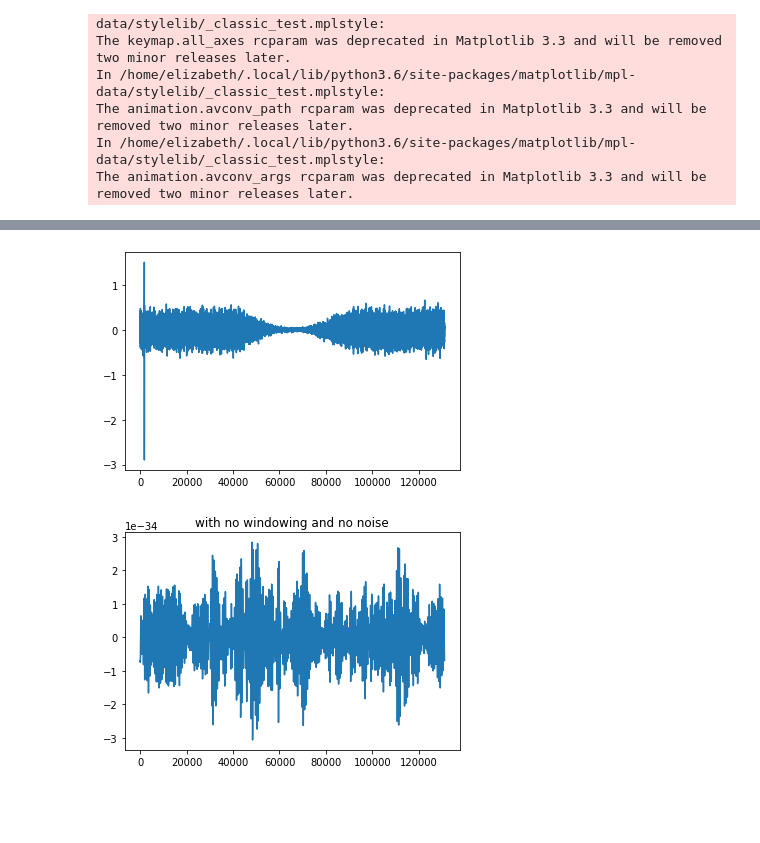
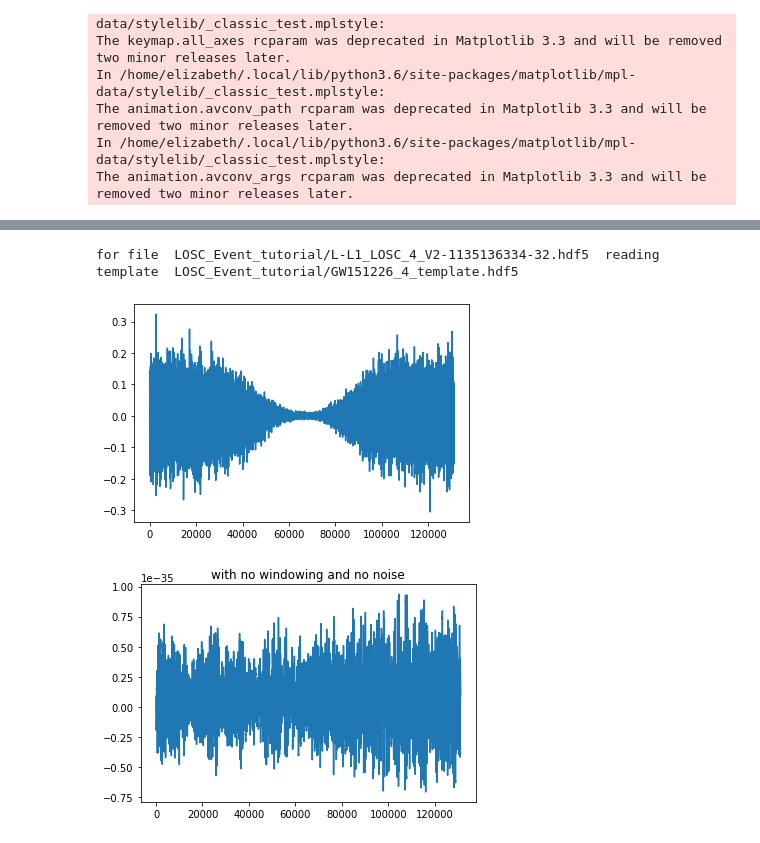
Before and after one commit to lizzord/phys512hw, a Jupyter notebook: problemset5/Question1.ipynb, the cells around one changed output, grey strips where cells are left out. Drawn from its saved outputs; the diff is of its cells as text; code cells hidden in the pictures; blank space fills up the shorter version.

Commit message:
added new data smoothing filter
have rough for most parts of the question

```diff
--- a/problemset5/Question1.ipynb
+++ b/problemset5/Question1.ipynb
@@ -173,7 +189,7 @@ hanford_files = glob.glob(data_dir + "H-*.hdf5")
 # print(livingston_files)
 # print(hanford_files)
 
-fname = hanford_files[2]
+fname = livingston_files[1]
 
 #select a file
 strain, dt, utc = read_file(fname)
@@ -196,6 +212,10 @@ mpl.show()
 USE_KAISER = False
 USE_TUKEY = True
 USE_COS = False
+
+#get different smoothing methods
+USE_BOXCAR = False
+USE_SAVGOL = True
 
 if USE_KAISER: #BAD DON'T USE THIS INTRODUCES SPURIOUS CORRELATION IN CENTER WTF WHY HOW
     #BECAUSE IT DOESN'T GO TO ZERO AT THE EDGES THATS WHY
@@ -232,13 +252,23 @@ if USE_COS:
     win = 0.5 + 0.5*np.cos(theta)
     fft_data_win = np.fft.rfft(win*strain)
 
-#noise matrix take as windowed data squared: now SMOOTH it.
-boxcar_half_width = 5
-Nft = boxcar_smooth(np.abs(fft_data_win)**2, boxcar_half_width, take_max = False, DEBUG=False)
-print(max(np.imag(Nft)))
+#different kinds of smoothing
+if USE_BOXCAR:
+    #noise matrix take as windowed data squared: now SMOOTH it.
+    boxcar_half_width = 5
+    Nft = boxcar_smooth(np.abs(fft_data_win)**2, boxcar_half_width, take_max = False, DEBUG=False)
+    print(max(np.imag(Nft)))
+
+if USE_SAVGOL:
+    win_len = 15
+    polyorder = 1
+    # scipy.signal.savgol_filter(x, window_length, polyorder, deriv=0, delta=1.0, axis=- 1, mode='interp', cval=0.0)
+    Nft = savgol_filter(np.abs(fft_data_win)**2, win_len, polyorder)
+
+Nft_max = np.maximum(Nft, np.abs(fft_data_win)**2)
 
 print('check that power is conserved')
-print(np.mean(Nft), np.mean(np.abs(fft_data_win)**2))
+print(np.mean(Nft), np.mean(Nft_max), np.mean(np.abs(fft_data_win)**2))
 
 
 #examine effects on smoothing in frequency domain
@@ -251,8 +281,12 @@ mpl.legend(['original', 'windowed', 'windowed and smoothed'])
 mpl.show()
 
 mpl.figure()
-
 mpl.loglog(Nft)
 mpl.title('Noise model')
 mpl.show()
+
+mpl.figure()
+mpl.loglog(Nft_max)
+mpl.title('maximum noise model')
+mpl.show()
 # %% [output]
@@ -268,30 +301,31 @@ check that power is conserved
 # %%
 #PART B
 
 #get the appropriate template for this data file
-template = get_template(fname)
+template = get_template(fname, DEBUG=True)
 
 #window the template and the data
 template_win = template*win
 strain_win = strain*win
 
 #perform a correlation taking into account the windowed, smoothed noise in fourier space
 search = search_data(template_win, strain_win, Nft)
 
 #what would the search have looked like with no noise and no window
 search_nonoise = search_data(template, strain)
 
 mpl.figure()
 mpl.plot(search)
 mpl.show()
 
 mpl.figure()
 mpl.plot(search_nonoise)
 mpl.title('with no windowing and no noise')
 mpl.show()
 # %% [output]
+for file  LOSC_Event_tutorial/L-L1_LOSC_4_V2-1135136334-32.hdf5  reading template  LOSC_Event_tutorial/GW151226_4_template.hdf5
-[figure, old version]
+[figure, new version]
-[figure, old version]
+[figure, new version]
 # %%
 #PART C: use other formula
 
```
Also changed, not shown: parts of 12 cells of this notebook.
